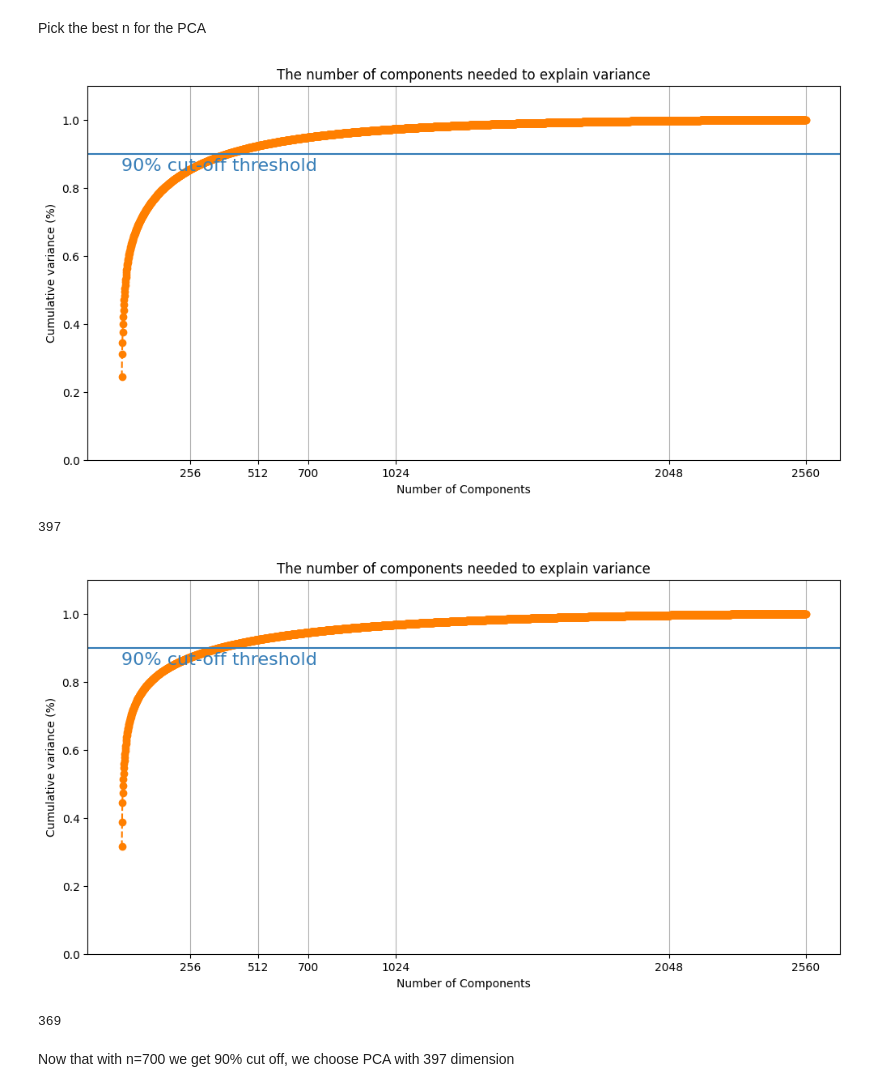
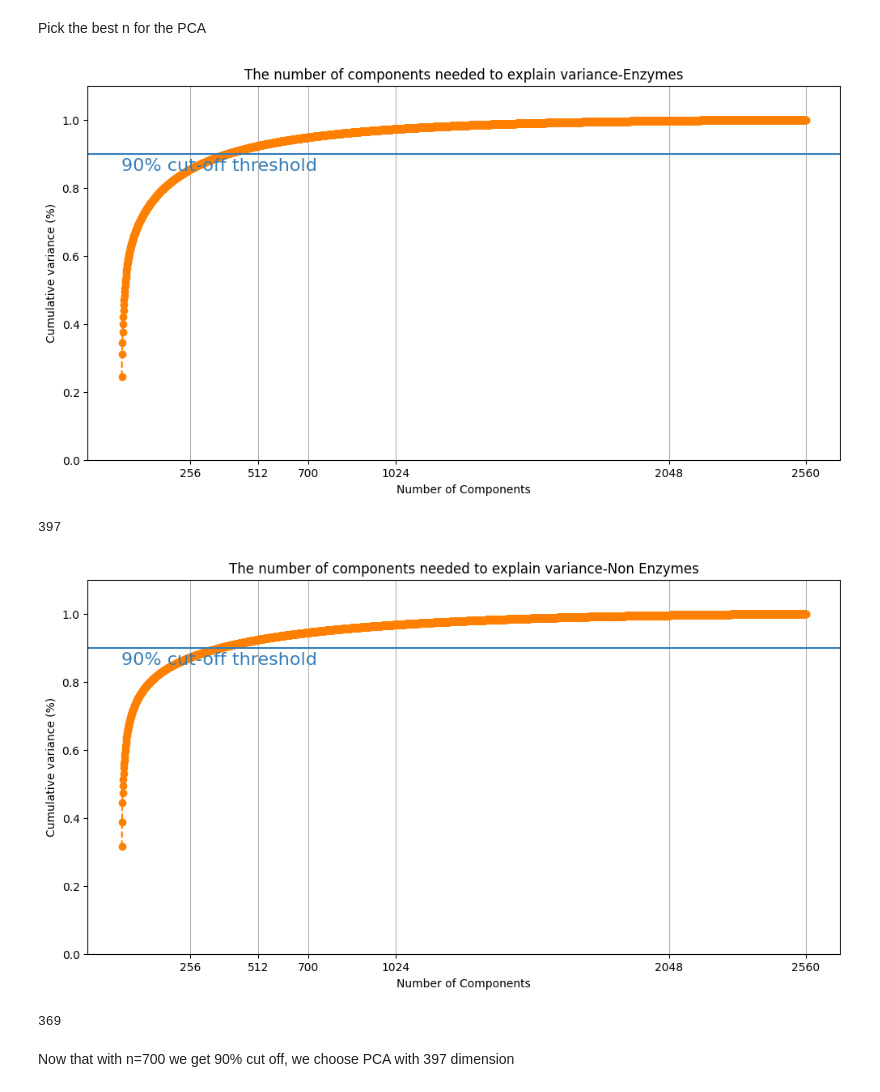
Before and after one commit to github4touchdouble/nnet-enzyme, a Jupyter notebook: random_forest/RandomForest_esm2.ipynb, the cells around one changed output. Saved outputs shown, nothing was run; the diff lists cells and outputs as text; code cells hidden in the pictures.

```diff
--- a/random_forest/RandomForest_esm2.ipynb
+++ b/random_forest/RandomForest_esm2.ipynb
@@ -217,7 +130,7 @@ for protein in non_enzymes_map.keys():
     embs_non_enzymes.append(non_enzymes_map[protein].embeddings)
 # %%
 
-def pick_n_for_pca(embs):
+def pick_n_for_pca(embs, isEnzyme:bool):
     pca = PCA().fit(embs)
     plt.rcParams["figure.figsize"] = (12,6)
 
@@ -234,7 +147,10 @@ def pick_n_for_pca(embs):
     plt.xlabel('Number of Components')
     plt.xticks([256,512,700,1024,2048,2560])
     plt.ylabel('Cumulative variance (%)')
-    plt.title('The number of components needed to explain variance')
+    if (isEnzyme):
+        plt.title('The number of components needed to explain variance-Enzymes')
+    else:
+        plt.title('The number of components needed to explain variance-Non Enzymes')
 
     plt.axhline(y=0.90, color='#377eb8', linestyle='-')
     plt.text(0.8, 0.85, '90% cut-off threshold', color = '#377eb8', fontsize=16)
@@ -245,14 +161,14 @@ def pick_n_for_pca(embs):
     return n_components_90_percent
 # %%
 
-pick_n_for_pca(embs_enzymes)
+pick_n_for_pca(embs_enzymes,True)
 # %% [output]
-[figure, old version]
+[figure, new version]
 397
 # %%
-pick_n_for_pca(embs_non_enzymes)
+pick_n_for_pca(embs_non_enzymes,False)
 # %% [output]
-[figure, old version]
+[figure, new version]
 369
 # %% [markdown]
 Now that with n=700 we get 90% cut off, we choose PCA with 397 dimension
```
Also changed, not shown: parts of 73 cells of this notebook, 2 other files.
